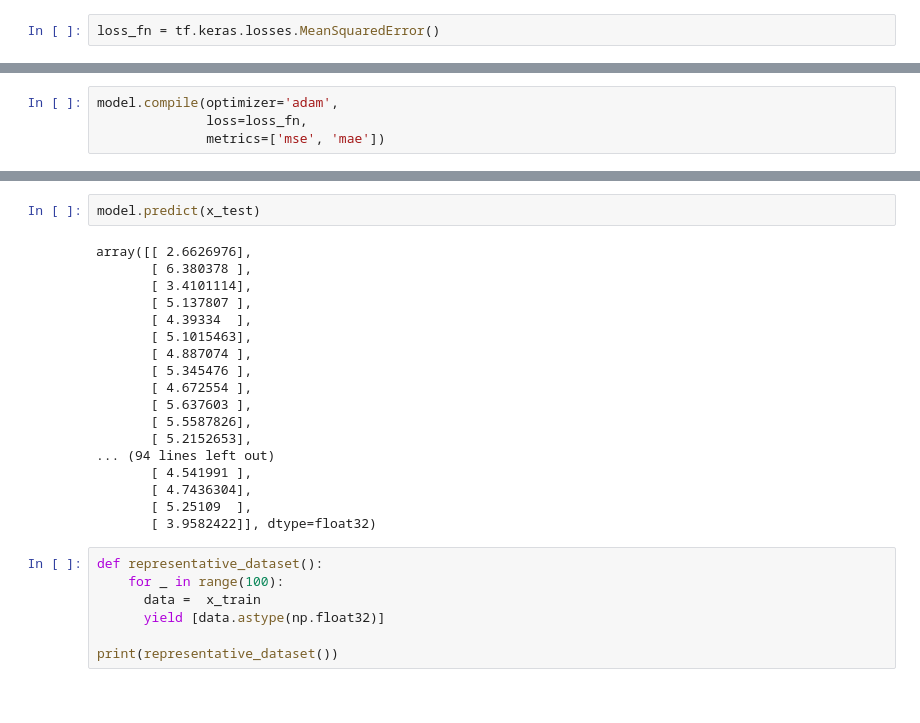
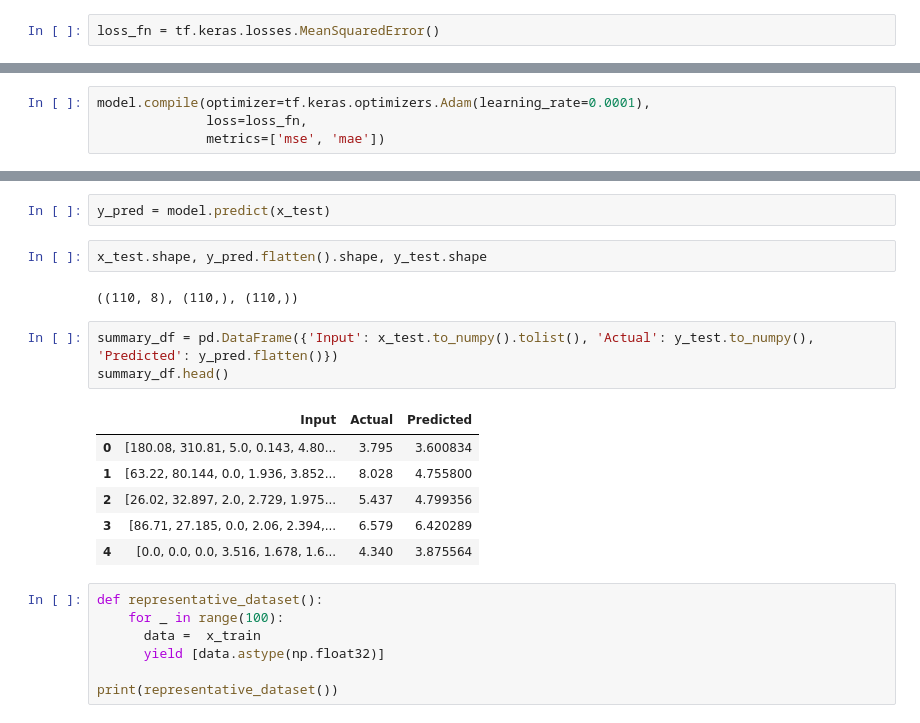
Before and after one commit to HiddenMachine3/iot_and_ec_files, a Jupyter notebook: cp3_project/main.ipynb, the cells around one changed output, grey strips where cells are left out. Cells and saved outputs as stored; diff of their text form.

```diff
--- a/cp3_project/main.ipynb
+++ b/cp3_project/main.ipynb
@@ -70,5 +94,5 @@ loss_fn(y_test.to_numpy(), predictions).numpy()
 # %%
-model.compile(optimizer='adam',
+model.compile(optimizer=tf.keras.optimizers.Adam(learning_rate=0.0001),
               loss=loss_fn,
               metrics=['mse', 'mae'])
 # %%
@@ -101,23 +137,19 @@ model.evaluate(x_test,  y_test, verbose=2)
 # %%
-model.predict(x_test)
+y_pred = model.predict(x_test)
-# %% [output]
-array([[ 2.6626976],
-       [ 6.380378 ],
-       [ 3.4101114],
-       [ 5.137807 ],
-       [ 4.39334  ],
-       [ 5.1015463],
-       [ 4.887074 ],
-       [ 5.345476 ],
-       [ 4.672554 ],
-       [ 5.637603 ],
-       [ 5.5587826],
-       [ 5.2152653],
-... (94 lines left out)
-       [ 4.541991 ],
-       [ 4.7436304],
-       [ 5.25109  ],
-       [ 3.9582422]], dtype=float32)
+# %%
+x_test.shape, y_pred.flatten().shape, y_test.shape
+# %% [output]
+((110, 8), (110,), (110,))
+# %%
+summary_df = pd.DataFrame({'Input': x_test.to_numpy().tolist(), 'Actual': y_test.to_numpy(), 'Predicted': y_pred.flatten()})
+summary_df.head()
+# %% [output]
+|  | Input | Actual | Predicted |
+| 0 | [180.08, 310.81, 5.0, 0.143, 4.80... | 3.795 | 3.600834 |
+| 1 | [63.22, 80.144, 0.0, 1.936, 3.852... | 8.028 | 4.755800 |
+| 2 | [26.02, 32.897, 2.0, 2.729, 1.975... | 5.437 | 4.799356 |
+| 3 | [86.71, 27.185, 0.0, 2.06, 2.394,... | 6.579 | 6.420289 |
+| 4 | [0.0, 0.0, 0.0, 3.516, 1.678, 1.6... | 4.340 | 3.875564 |
 # %%
 def representative_dataset():
     for _ in range(100):
```
Also changed, not shown: parts of 18 cells of this notebook, 11 other files.
